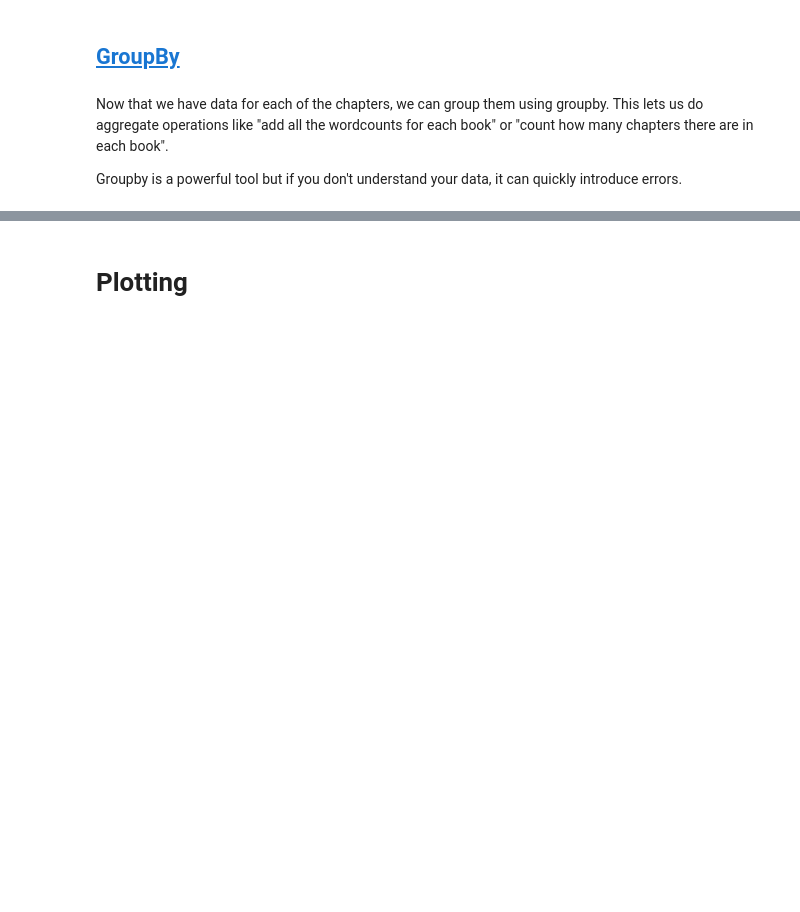
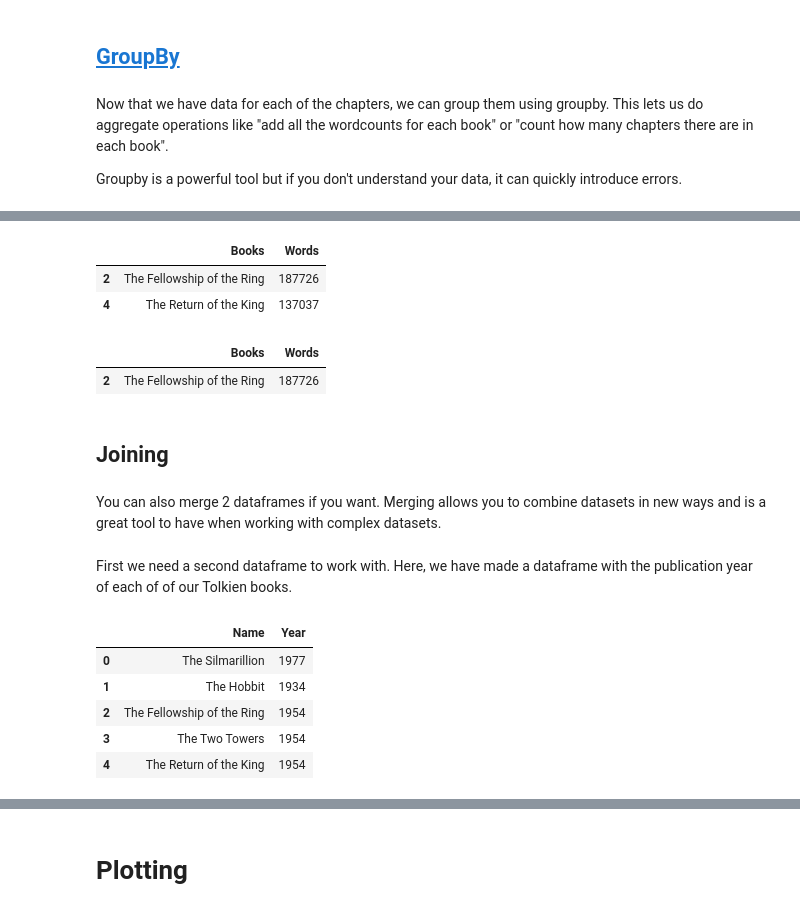
Before and after one commit to SouthernMethodistUniversity/text_mining_with_python, a Jupyter notebook: intro_to_python.ipynb, the cells around one changed output, grey strips where cells are left out. Saved outputs shown, nothing was run; the diff lists cells and outputs as text; code cells hidden in the pictures; blank space fills up the shorter version.

```diff
--- a/intro_to_python.ipynb
+++ b/intro_to_python.ipynb
@@ -369,0 +487,31 @@ data.groupby(by='CollectionName').sum()
+# %%
+# Select values containing substrings
+df[df['Books'].str.contains('ing')]
+# %% [output]
+|  | Books | Words |
+| 2 | The Fellowship of the Ring | 187726 |
+| 4 | The Return of the King | 137037 |
+# %%
+# Select values on multiple conditions using different columns
+df[(df['Books'].str.contains('ing')) & (df['Words']>150000)]
+# %% [output]
+|  | Books | Words |
+| 2 | The Fellowship of the Ring | 187726 |
+# %% [markdown]
+## Joining
+# %% [markdown]
+You can also merge 2 dataframes if you want. Merging allows you to combine datasets in new ways and is a great tool to have when working with complex datasets.
+# %% [markdown]
+First we need a second dataframe to work with. Here, we have made a dataframe with the publication year of each of of our Tolkien books.
+# %%
+dates = pd.DataFrame({'Name':df['Books'],'Year':pd.Series([1977,1934,1954,1954,1954])})
+dates
+# NOTE: We named our column 'Name' for instructional purposes, but a better name would be 'Books' so that it matches my other dataframe.
+#       Typically you want to use a unique identifier in your data and then merge based on that column.
+# %% [output]
+|  | Name | Year |
+| 0 | The Silmarillion | 1977 |
+| 1 | The Hobbit | 1934 |
+| 2 | The Fellowship of the Ring | 1954 |
+| 3 | The Two Towers | 1954 |
+| 4 | The Return of the King | 1954 |
```
Also changed, not shown: parts of 35 cells of this notebook, 2 other files.
